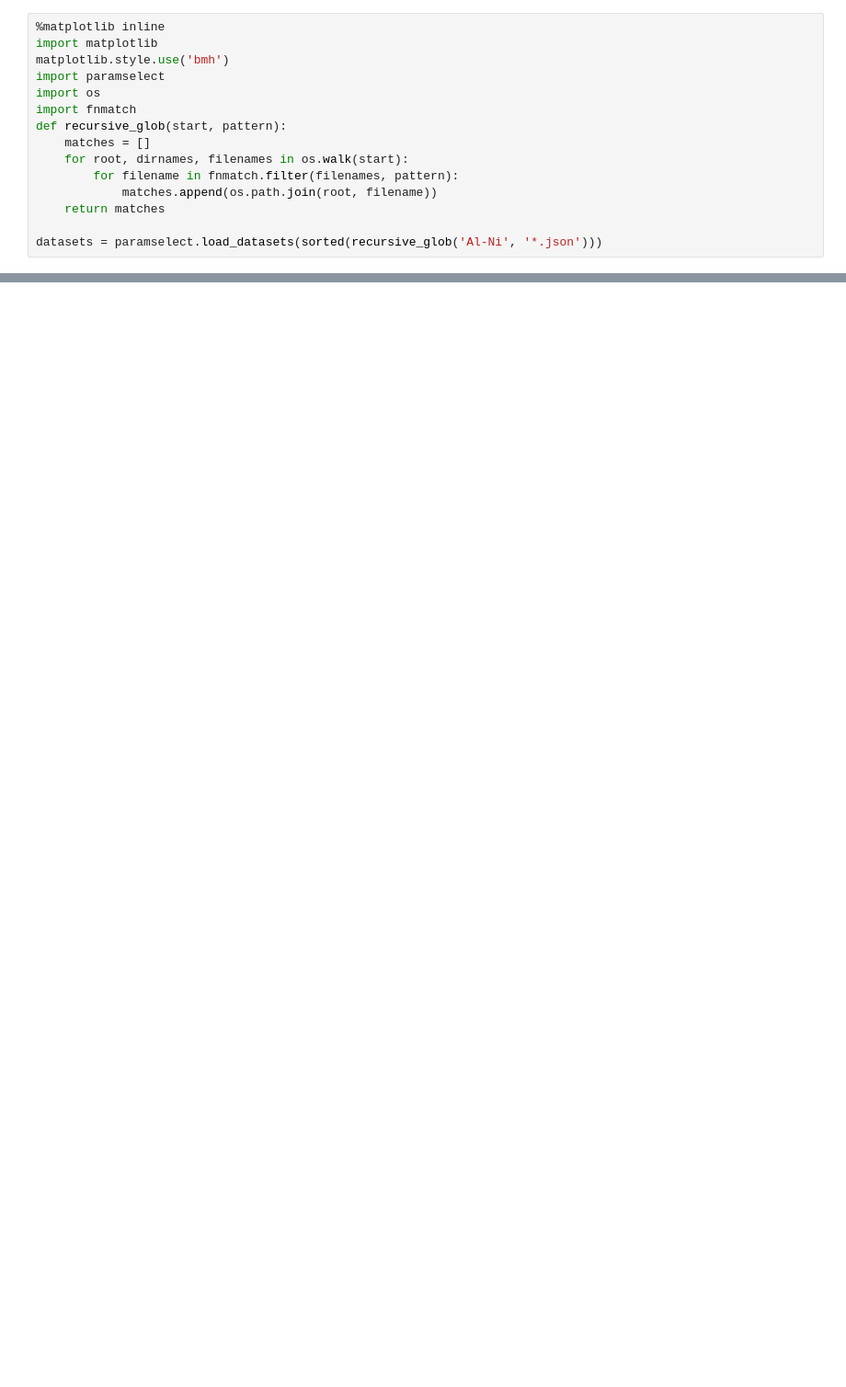
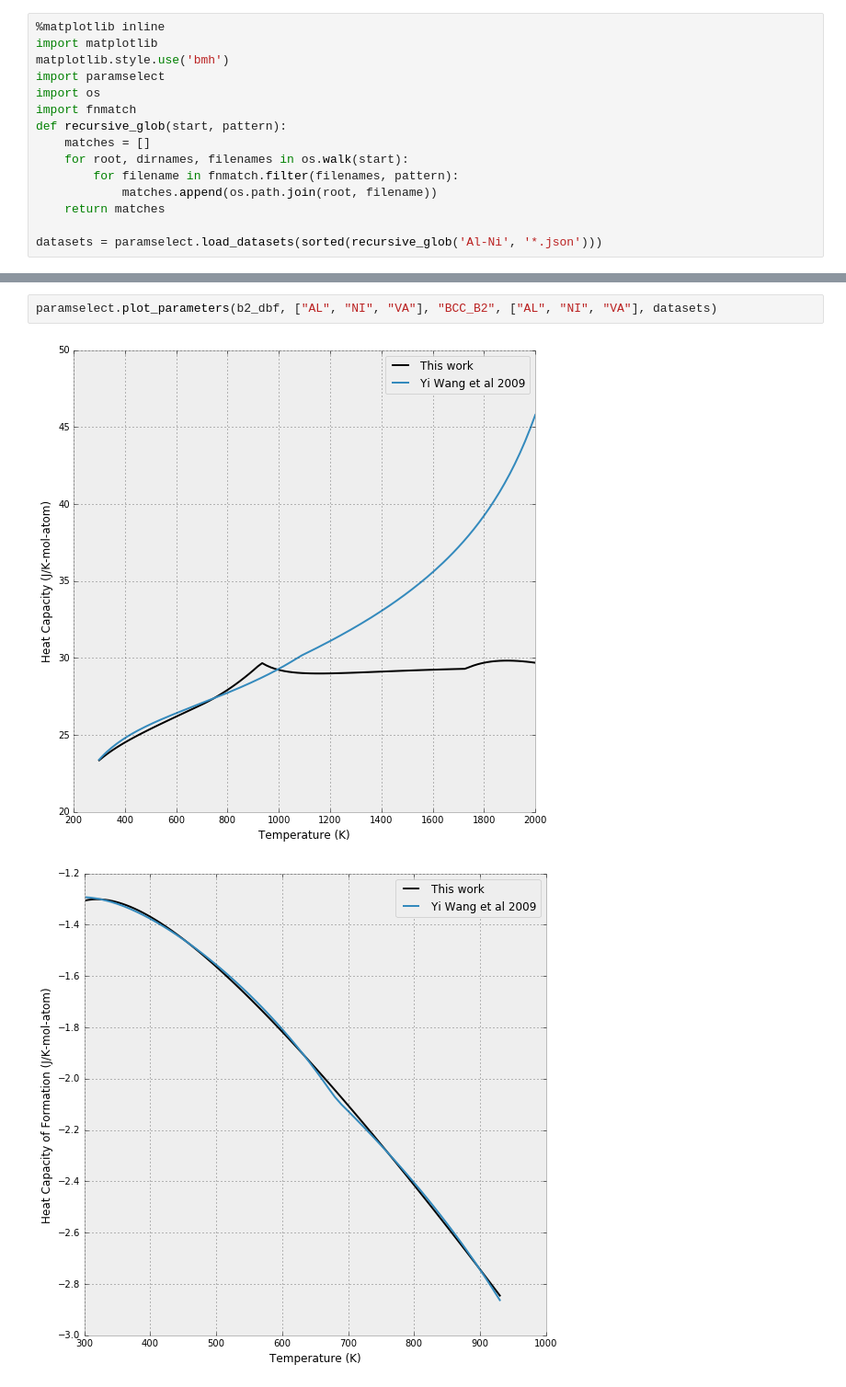
Before and after one commit to PhasesResearchLab/ESPEI, a Jupyter notebook: Parameters.ipynb, the cells around one changed output, grey strips where cells are left out. Shown at 92% size. Cells and saved outputs as stored; diff of their text form; blank space fills up the shorter version.

```diff
--- a/Parameters.ipynb
+++ b/Parameters.ipynb
@@ -44,0 +44,5 @@ NameError: name 'return_dict' is not defined
+# %%
+paramselect.plot_parameters(b2_dbf, ["AL", "NI", "VA"], "BCC_B2", ["AL", "NI", "VA"], datasets)
+# %% [output]
+[figure, added]
+[figure, added]
```
Also changed, not shown: parts of 5 cells of this notebook, 10 other files.
